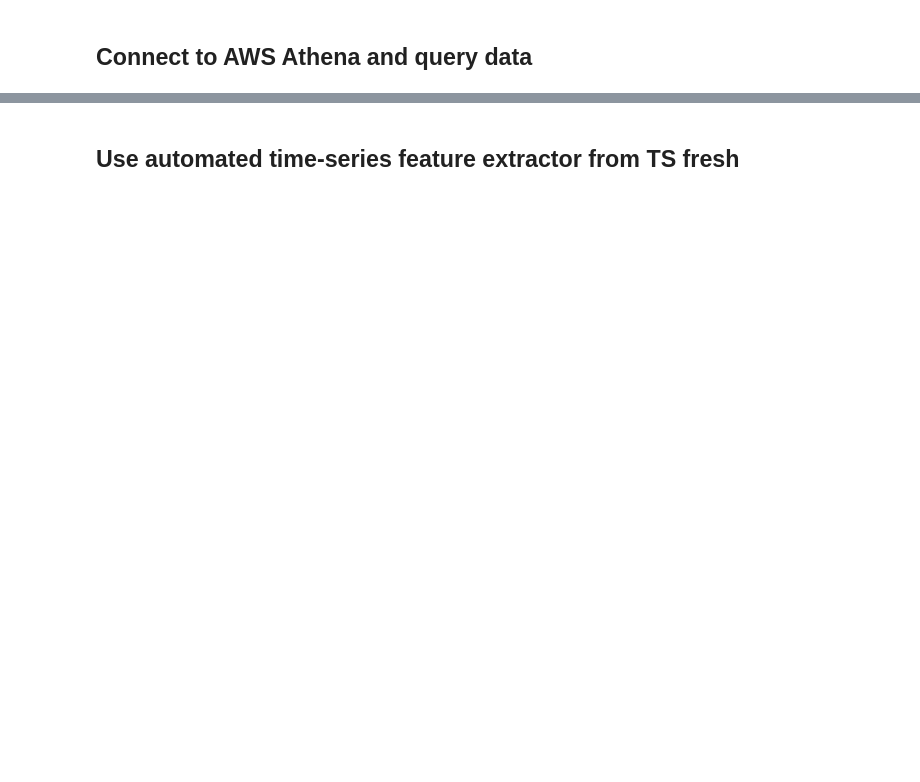
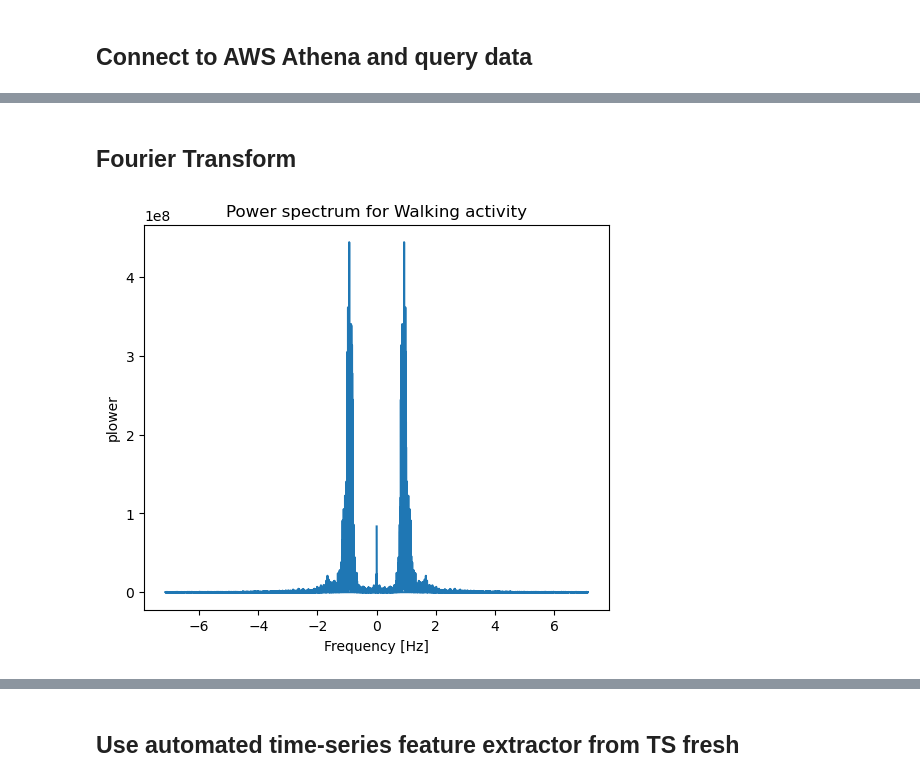
Before and after one commit to spencerkmarley/smu-is614-iot-step-tracker, a Jupyter notebook: notebooks/preprocessing.ipynb, the cells around one changed output, grey strips where cells are left out. Cells and saved outputs as stored; diff of their text form; code cells hidden in the pictures; blank space fills up the shorter version.

```diff
--- a/notebooks/preprocessing.ipynb
+++ b/notebooks/preprocessing.ipynb
@@ -108,0 +94,17 @@ Based on this [paper](https://ieeexplore.ieee.org/document/8672772), we can use
+# %% [markdown]
+## Fourier Transform
+# %%
+sig_fft = fftpack.fft(df[df.uuid.str.contains('walk')]['gyro_z'].values)
+
+# And the power (sig_fft is of complex dtype)
+power = np.abs(sig_fft)**2
+sample_freq = fftpack.fftfreq(len(df[df.uuid.str.contains('walk')]), d=0.07)
+
+
+plt.figure(figsize=(6, 5))
+plt.plot(sample_freq, power)
+plt.xlabel('Frequency [Hz]')
+_ = plt.ylabel('plower')
+_ = plt.title('Power spectrum for Walking activity')
+# %% [output]
+[figure, added]
```
Also changed, not shown: parts of 48 cells of this notebook.
